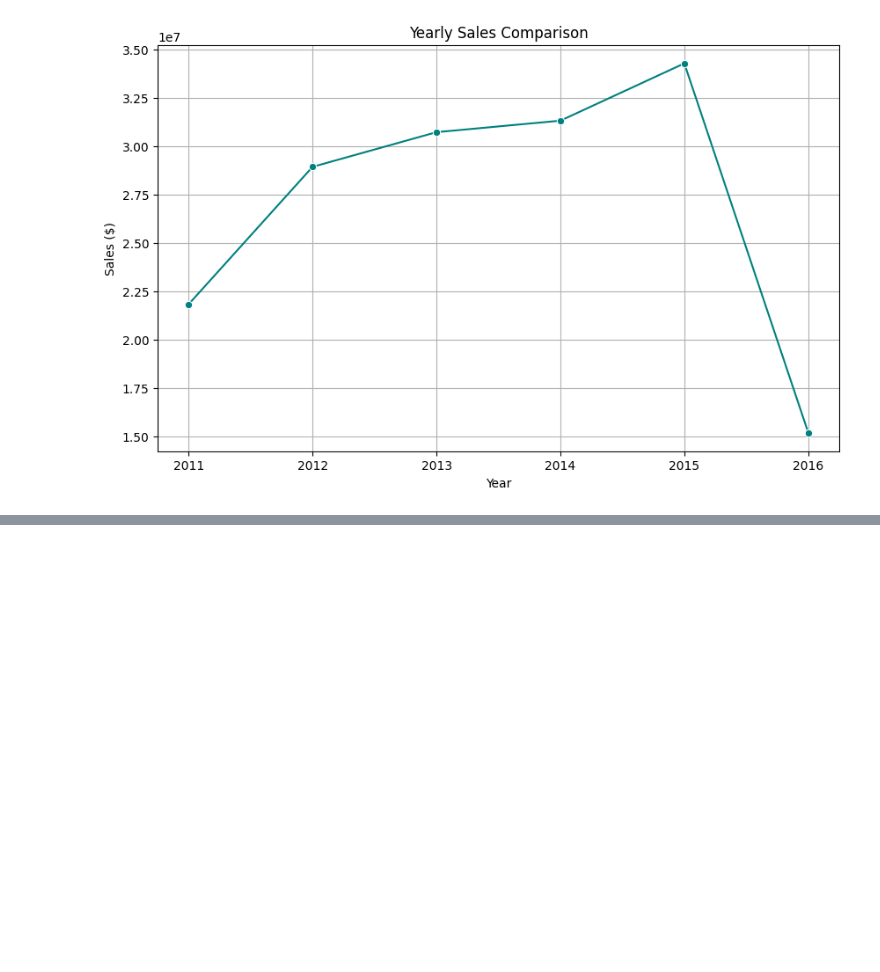
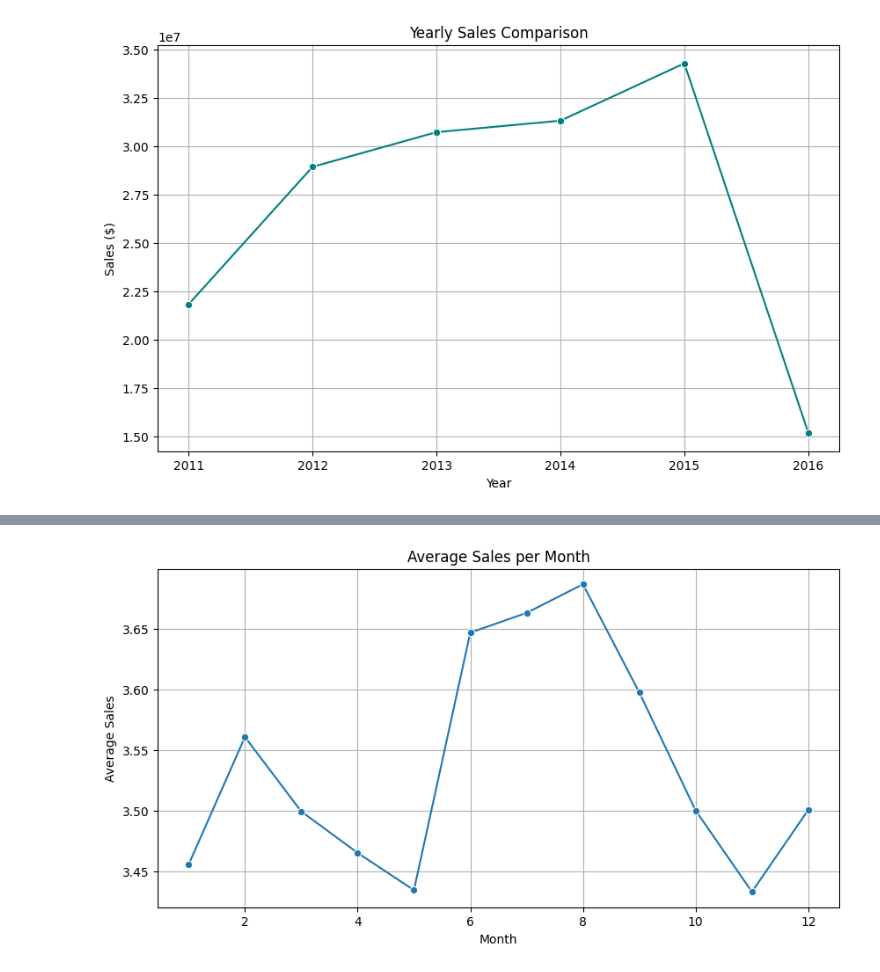
Before and after one commit to estefania-zm/CV, a Jupyter notebook: M5_Forecasting_Accuracy.ipynb, the cells around one changed output, grey strips where cells are left out. Drawn from its saved outputs; the diff is of its cells as text; code cells hidden in the pictures; blank space fills up the shorter version.

```diff
--- a/M5_Forecasting_Accuracy.ipynb
+++ b/M5_Forecasting_Accuracy.ipynb
@@ -405,12 +411,14 @@ plt.show()
 # %%
-monthly_sales = evaluation_long.groupby('month').agg({'sales': 'mean'}).reset_index()
+monthly_sales = sales.groupby('month').agg({'sales': 'mean'}).reset_index()
 
 # Plot monthly sales pattern
 plt.figure(figsize=(10, 5))
 sns.lineplot(data=monthly_sales, x='month', y='sales', marker='o')
 plt.title('Average Sales per Month')
 plt.xlabel('Month')
 plt.ylabel('Average Sales')
 plt.grid()
 plt.show()
+# %% [output]
+[figure, added]
 # %%
```
Also changed, not shown: parts of 26 cells of this notebook.
